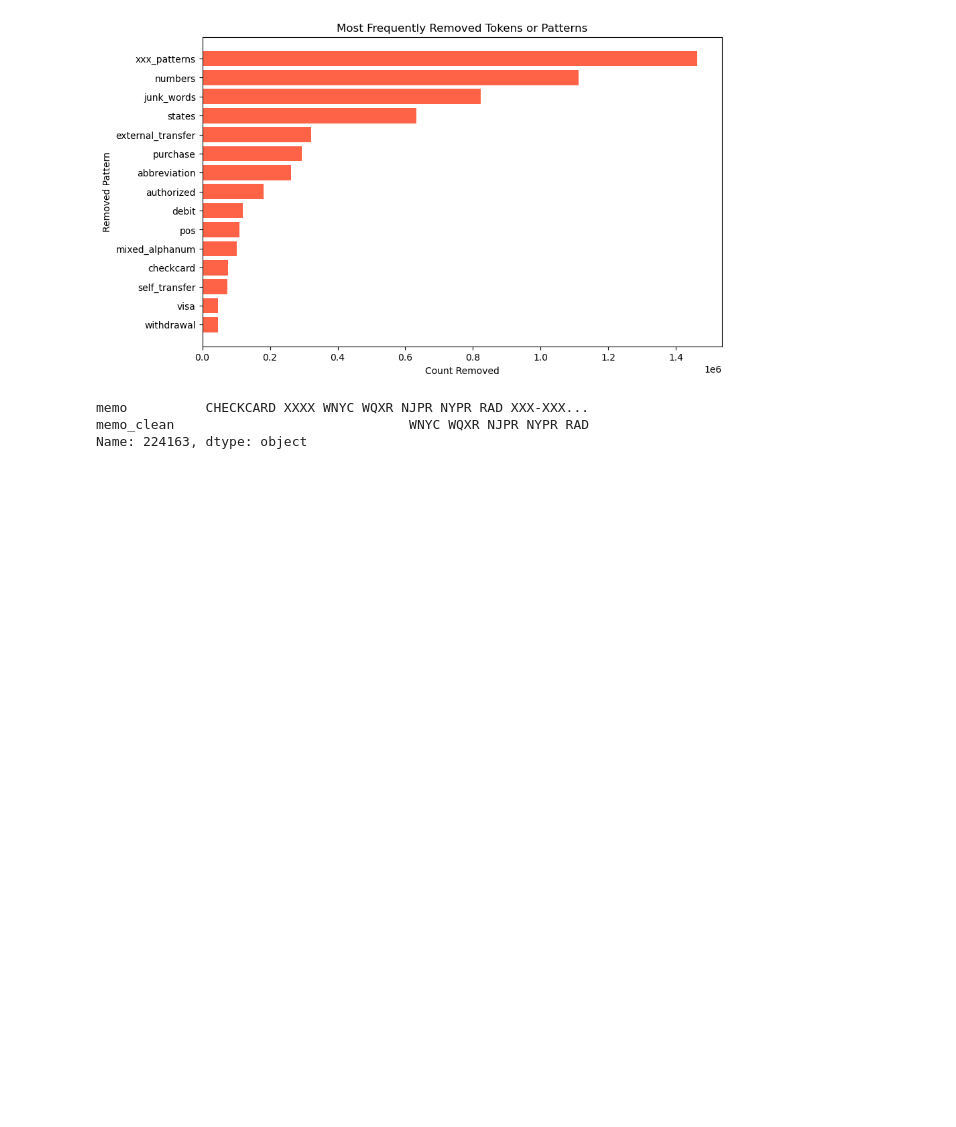
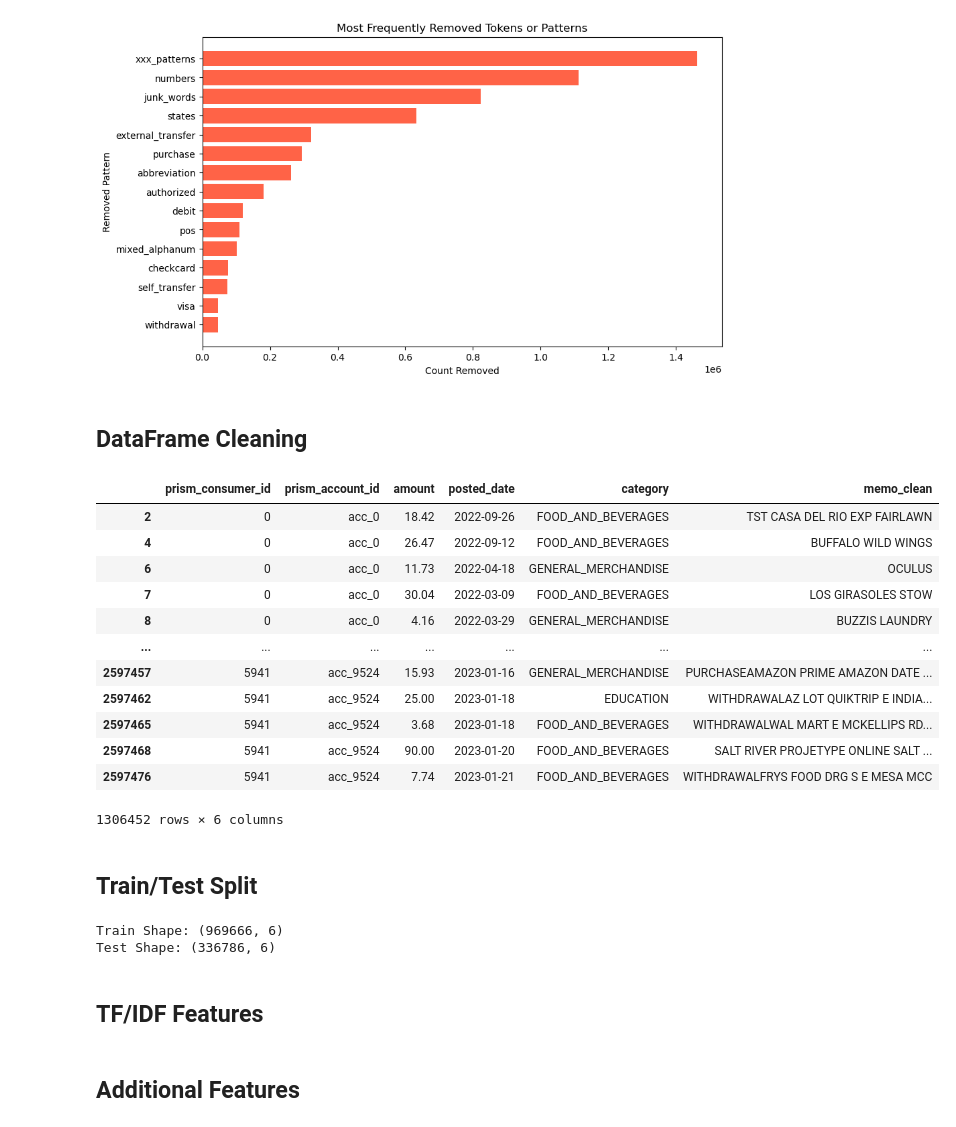
Before and after one commit to kangyuj0531/dsc180a-prism-data, a Jupyter notebook: 01_memos_func_renamed.ipynb, the cells around one changed output. Cells and saved outputs as stored; diff of their text form; code cells hidden in the pictures; blank space fills up the shorter version.

```diff
--- a/01_memos_func_renamed.ipynb
+++ b/01_memos_func_renamed.ipynb
@@ -176,10 +178,51 @@ plt.ylabel("Removed Pattern")
 plt.show()
 # %% [output]
 [figure]
-# %%
-
-outflows.loc[224163, ['memo', 'memo_clean']]
-# %% [output]
-memo          CHECKCARD XXXX WNYC WQXR NJPR NYPR RAD XXX-XXX...
-memo_clean                              WNYC WQXR NJPR NYPR RAD
-Name: 224163, dtype: object
+# %% [markdown]
+## DataFrame Cleaning
+# %%
+# remove non cleaned memo col
+outflows_cleaned = outflows.drop('memo', axis=1)
+
+# only keep essential 9 categories
+essential_categories = ["EDUCATION", "FOOD_AND_BEVERAGES", "GENERAL_MERCHANDISE", "GROCERIES", "MORTGAGE", "OVERDRAFT", "PETS", "RENT", "TRAVEL"]
+
+outflows_cleaned = outflows_cleaned[outflows_cleaned["category"].isin(essential_categories)]
+outflows_cleaned
+# %% [output]
+|  | prism_consumer_id | prism_account_id | amount | posted_date | category | memo_clean |
+| 2 | 0 | acc_0 | 18.42 | 2022-09-26 | FOOD_AND_BEVERAGES | TST CASA DEL RIO EXP FAIRLAWN |
+| 4 | 0 | acc_0 | 26.47 | 2022-09-12 | FOOD_AND_BEVERAGES | BUFFALO WILD WINGS |
+| 6 | 0 | acc_0 | 11.73 | 2022-04-18 | GENERAL_MERCHANDISE | OCULUS |
+| 7 | 0 | acc_0 | 30.04 | 2022-03-09 | FOOD_AND_BEVERAGES | LOS GIRASOLES STOW |
+| 8 | 0 | acc_0 | 4.16 | 2022-03-29 | GENERAL_MERCHANDISE | BUZZIS LAUNDRY |
+| ... | ... | ... | ... | ... | ... | ... |
+| 2597457 | 5941 | acc_9524 | 15.93 | 2023-01-16 | GENERAL_MERCHANDISE | PURCHASEAMAZON PRIME AMAZON DATE ... |
+| 2597462 | 5941 | acc_9524 | 25.00 | 2023-01-18 | EDUCATION | WITHDRAWALAZ LOT QUIKTRIP E INDIA... |
+| 2597465 | 5941 | acc_9524 | 3.68 | 2023-01-18 | FOOD_AND_BEVERAGES | WITHDRAWALWAL MART E MCKELLIPS RD... |
+| 2597468 | 5941 | acc_9524 | 90.00 | 2023-01-20 | FOOD_AND_BEVERAGES | SALT RIVER PROJETYPE ONLINE SALT ... |
+| 2597476 | 5941 | acc_9524 | 7.74 | 2023-01-21 | FOOD_AND_BEVERAGES | WITHDRAWALFRYS FOOD DRG S E MESA MCC |
+1306452 rows × 6 columns
+# %% [markdown]
+## Train/Test Split
+# %%
+from sklearn.model_selection import train_test_split
+
+unique_consumer_ids = outflows_cleaned['prism_consumer_id'].unique()
+
+outflows_train_ids, outflows_test_ids = train_test_split(
+    unique_consumer_ids,
+    test_size=0.25,
+    random_state=42,
+)
+
+train_df = outflows_cleaned[outflows_cleaned['prism_consumer_id'].isin(outflows_train_ids)]
+test_df  = outflows_cleaned[outflows_cleaned['prism_consumer_id'].isin(outflows_test_ids)]
+
+print(f'Train Shape: {train_df.shape}')
+print(f'Test Shape: {test_df.shape}')
+# %% [output]
+Train Shape: (969666, 6)
+Test Shape: (336786, 6)
+# %% [markdown]
+## TF/IDF Features
@@ -185,0 +236,2 @@ Name: 224163, dtype: object
+# %% [markdown]
+## Additional Features
```
Also changed, not shown: parts of 5 cells of this notebook.
